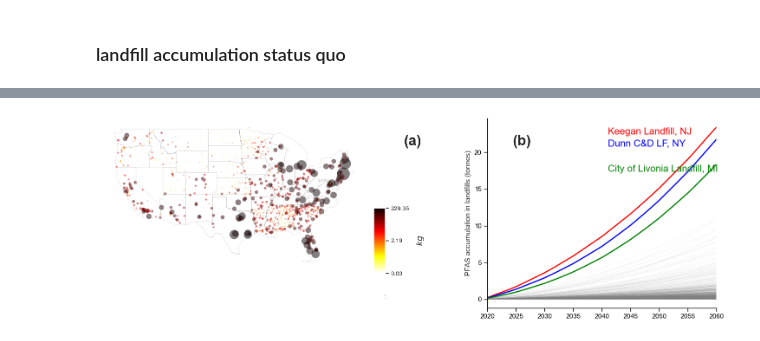
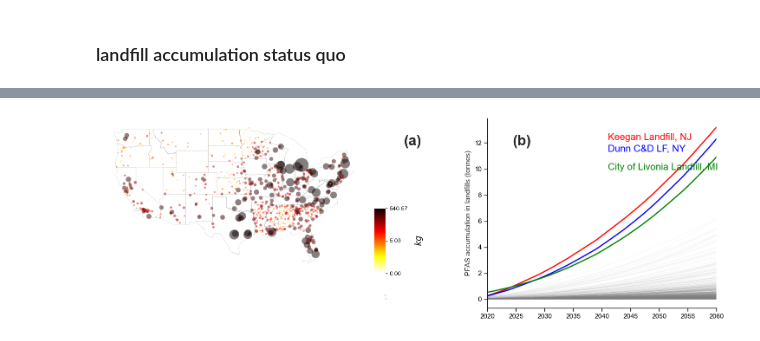
Before and after one commit to breezetennis1/PFAS-in-Architectural-paint, a Jupyter notebook: code/maps.ipynb, the cells around one changed output, grey strips where cells are left out. Drawn from its saved outputs; the diff is of its cells as text; code cells hidden in the pictures.

```diff
--- a/code/maps.ipynb
+++ b/code/maps.ipynb
@@ -56,5 +54,5 @@ leachate_gdf
 # %%
-cols_to_remove = ['geometry', '2020_pct', 'index_left', 'NAME', 'STATEFP', 'Company']
+cols_to_remove = ['geometry', '2020_pct', 'index_left', 'NAME', 'STATEFP', 'Company', 'LF-MSW']
 landfills_gdf_sub = landfills_gdf.drop(columns=cols_to_remove)
 leachate_gdf_sub = leachate_gdf.drop(columns=cols_to_remove)
 # %%
@@ -76,6 +74,6 @@ leachate_gdf_sub
 # %%
 column_to_plot = '2020_pct'
-years = list(range(2020, 2061))
+years = list(range(2000, 2061))
 # %%
 landfills_gdf
 # %% [output]
@@ -99,7 +97,7 @@ fig = plt.figure(figsize=(18, 5))
 gs = gridspec.GridSpec(1, 2, width_ratios=[2.8, 1.2])
 
 ax0 = plt.subplot(gs[0])
-landfills_gdf.plot(column=column_to_plot, ax=ax0, cmap='hot_r', edgecolor='white', linewidth=0.1, markersize=landfills_gdf['2020']*2000, alpha=0.5)
+landfills_gdf.plot(column=column_to_plot, ax=ax0, cmap='hot_r', edgecolor='white', linewidth=0.1, markersize=landfills_gdf['2020']*1000, alpha=0.5)
 states_sub.boundary.plot(ax=ax0, color='grey', linewidth=0.15)
 sm = plt.cm.ScalarMappable(cmap='hot_r', norm=plt.Normalize(vmin=landfills_gdf[column_to_plot].min(), vmax=landfills_gdf[column_to_plot].max()))
 sm._A = []  # Dummy array for the ScalarMappable
@@ -132,34 +130,34 @@ for index, row in landfills_gdf_sub.iterrows():
         if index == 0:
             ax1.plot(years, row, linewidth=2.5, label=highlighted[index], color=highlight_colors[index])
             ax1.annotate(highlighted[index], xy=(years[-1], row.iloc[-1]), xytext=(years[-27], row.iloc[-1]-2),
                 fontsize=16, color=highlight_colors[index])
         else:
             ax1.plot(years, row, linewidth=2, label=highlighted[index], color=highlight_colors[index])
             ax1.annotate(highlighted[index], xy=(years[-1], row.iloc[-1]), xytext=(years[-20], row.iloc[-1]-1),
                 fontsize=16, color=highlight_colors[index])
     else:
         ax1.plot(years, row, color='grey', linewidth=0.05)  # Regular lines
 ax1.set_facecolor('white')  # Set the background color to white
 for spine in ax1.spines.values():  # Set color and linewidth of the spines
     spine.set_color('black')
     spine.set_linewidth(1)
 ax1.tick_params(axis='x', colors='black', direction='out', length=6, width=1)
 ax1.tick_params(axis='y', colors='black', direction='out', length=6, width=1)
 ax1.spines['right'].set_visible(False)
 ax1.spines['top'].set_visible(False)
 ax1.yaxis.set_ticks_position('left')
 ax1.xaxis.set_ticks_position('bottom')
 ax1.set_ylabel('PFAS accumulation in landfills (tonnes)')
 ax1.set_xlim([2020, 2060])
 # make the yscale log
 # ax1.set_yscale('log')
 
 fig.text(0.56, 0.84, '(a)', ha='center', fontsize=24, fontweight='bold')
 fig.text(0.7, 0.84, '(b)', ha='center', fontsize=24, fontweight='bold')
 
 plt.tight_layout()
 # %% [output]
-[figure, old version]
+[figure, new version]
 # %%
 import matplotlib.gridspec as gridspec
 
```
Also changed, not shown: parts of 5 cells of this notebook.
